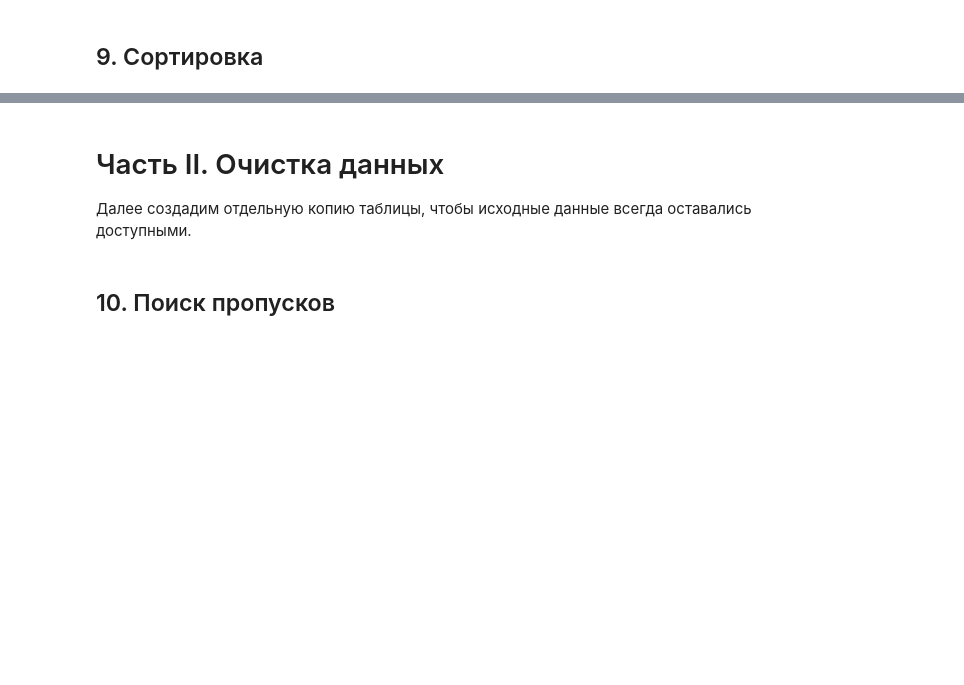
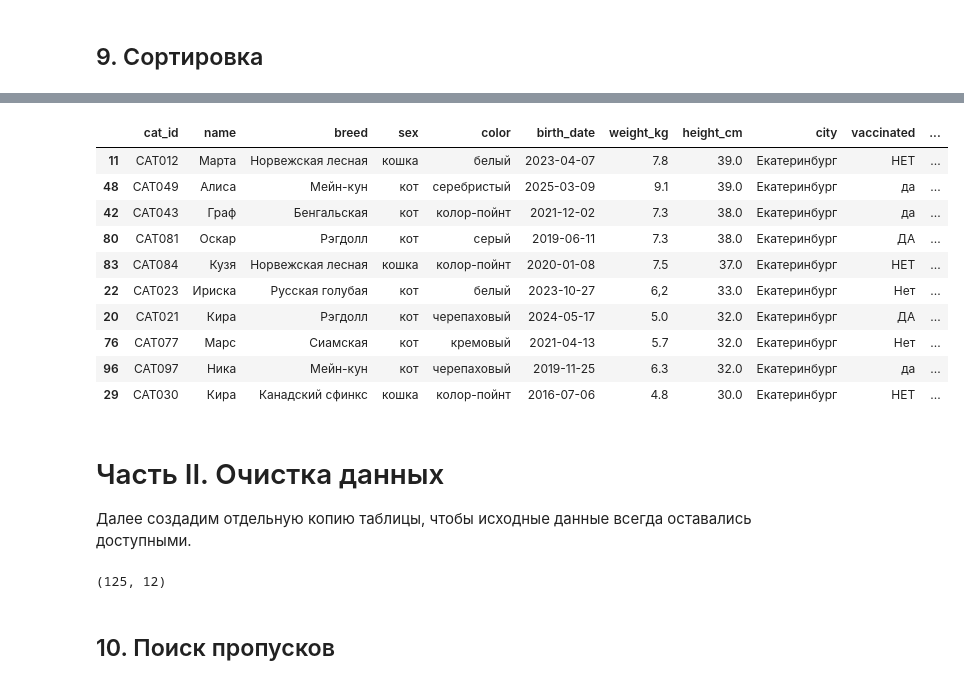
Before and after one commit to golubnichiy/bigdata_26_08, a Jupyter notebook: pandas_1_base.ipynb, the cells around one changed output, grey strips where cells are left out. Cells and saved outputs as stored; diff of their text form; code cells hidden in the pictures; blank space fills up the shorter version.

```diff
--- a/pandas_1_base.ipynb
+++ b/pandas_1_base.ipynb
@@ -59,6 +332,28 @@ import pandas as pd
+# %%
+cats.sort_values(
+    ['city', 'height_cm'],
+    ascending=[True, False]
+).head(10)
+# %% [output]
+|  | cat_id | name | breed | sex | color | birth_date | weight_kg | height_cm | city | vaccinated | ... |
+| 11 | CAT012 | Марта | Норвежская лесная | кошка | белый | 2023-04-07 | 7.8 | 39.0 | Екатеринбург | НЕТ | ... |
+| 48 | CAT049 | Алиса | Мейн-кун | кот | серебристый | 2025-03-09 | 9.1 | 39.0 | Екатеринбург | да | ... |
+| 42 | CAT043 | Граф | Бенгальская | кот | колор-пойнт | 2021-12-02 | 7.3 | 38.0 | Екатеринбург | да | ... |
+| 80 | CAT081 | Оскар | Рэгдолл | кот | серый | 2019-06-11 | 7.3 | 38.0 | Екатеринбург | ДА | ... |
+| 83 | CAT084 | Кузя | Норвежская лесная | кошка | колор-пойнт | 2020-01-08 | 7.5 | 37.0 | Екатеринбург | НЕТ | ... |
+| 22 | CAT023 | Ириска | Русская голубая | кот | белый | 2023-10-27 | 6,2 | 33.0 | Екатеринбург | Нет | ... |
+| 20 | CAT021 | Кира | Рэгдолл | кот | черепаховый | 2024-05-17 | 5.0 | 32.0 | Екатеринбург | ДА | ... |
+| 76 | CAT077 | Марс | Сиамская | кот | кремовый | 2021-04-13 | 5.7 | 32.0 | Екатеринбург | Нет | ... |
+| 96 | CAT097 | Ника | Мейн-кун | кот | черепаховый | 2019-11-25 | 6.3 | 32.0 | Екатеринбург | да | ... |
+| 29 | CAT030 | Кира | Канадский сфинкс | кошка | колор-пойнт | 2016-07-06 | 4.8 | 30.0 | Екатеринбург | НЕТ | ... |
 # %% [markdown]
 # Часть II. Очистка данных
 
 Далее создадим отдельную копию таблицы, чтобы исходные данные всегда оставались доступными.
+# %%
+cats_clean = cats.copy()
+cats_clean.shape
+# %% [output]
+(125, 12)
 # %% [markdown]
 ## 10. Поиск пропусков
```
Also changed, not shown: parts of 33 cells of this notebook.
